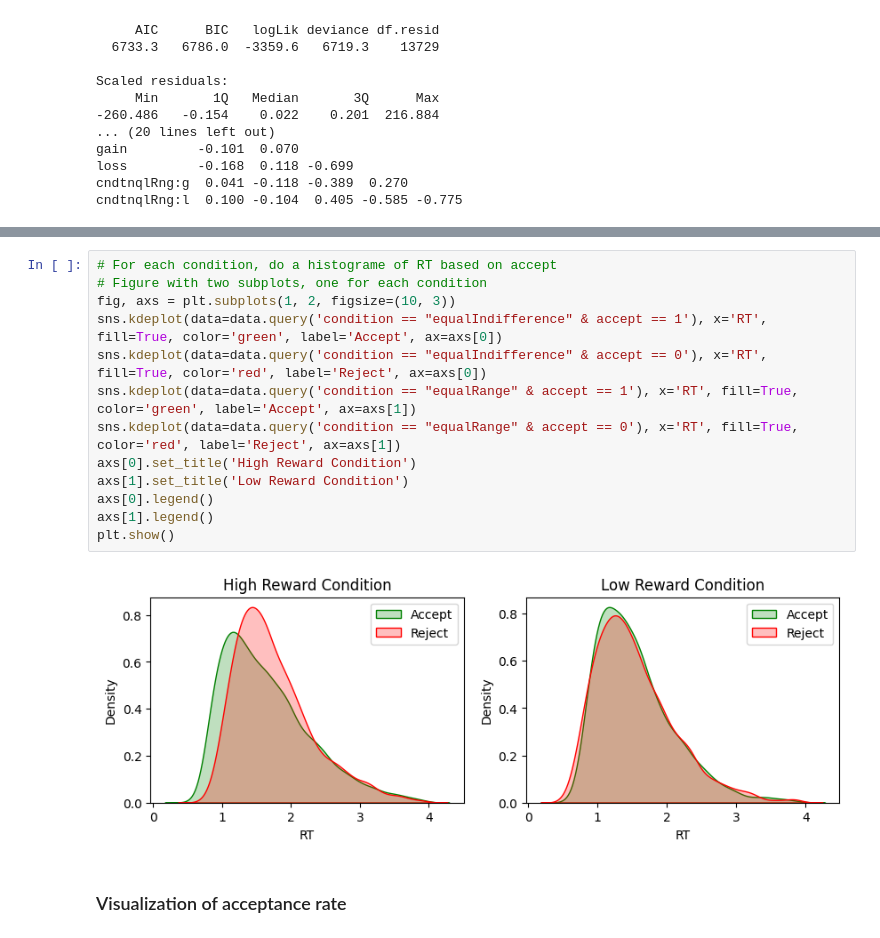
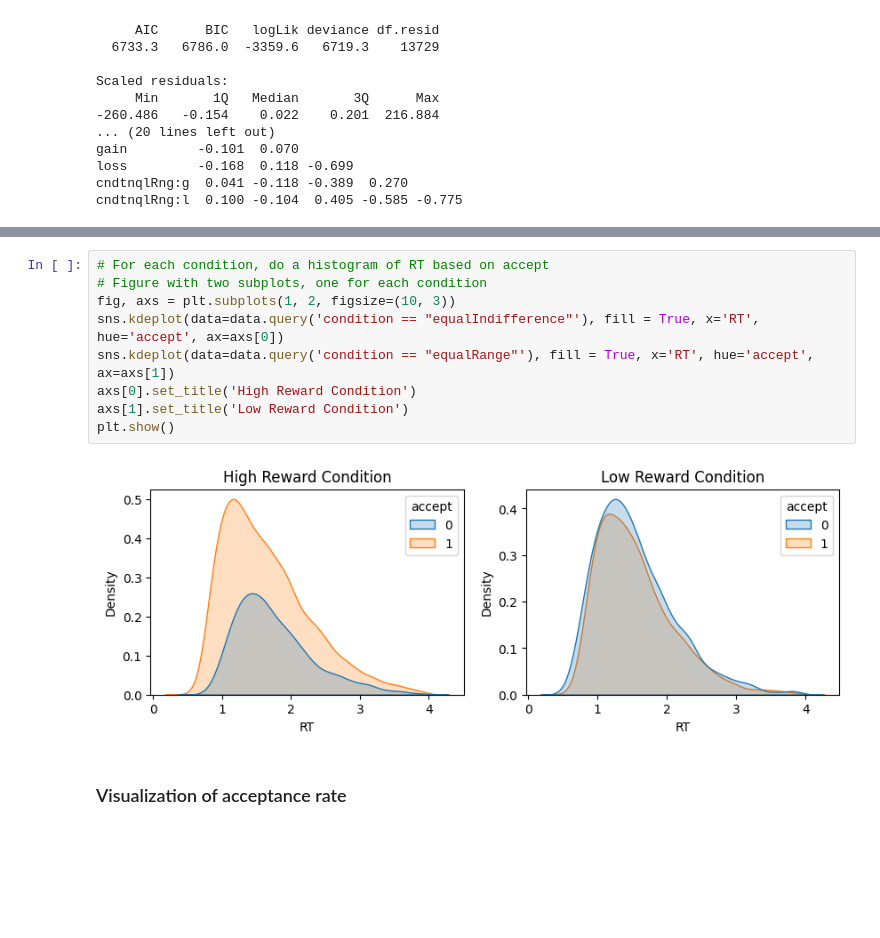
Before and after one commit to GusStgoReyes/riskyneuroarousal, a Jupyter notebook: notebooks/reproducible/1-behavior.ipynb, the cells around one changed output, grey strips where cells are left out. Cells and saved outputs as stored; diff of their text form; blank space fills up the shorter version.

```diff
--- a/notebooks/reproducible/1-behavior.ipynb
+++ b/notebooks/reproducible/1-behavior.ipynb
@@ -129,18 +201,14 @@ Finally, accept trials are slower than reject trials in the high reward conditio
 # %%
-# For each condition, do a histograme of RT based on accept
+# For each condition, do a histogram of RT based on accept
 # Figure with two subplots, one for each condition
 fig, axs = plt.subplots(1, 2, figsize=(10, 3))
-sns.kdeplot(data=data.query('condition == "equalIndifference" & accept == 1'), x='RT', fill=True, color='green', label='Accept', ax=axs[0])
-sns.kdeplot(data=data.query('condition == "equalIndifference" & accept == 0'), x='RT', fill=True, color='red', label='Reject', ax=axs[0])
-sns.kdeplot(data=data.query('condition == "equalRange" & accept == 1'), x='RT', fill=True, color='green', label='Accept', ax=axs[1])
-sns.kdeplot(data=data.query('condition == "equalRange" & accept == 0'), x='RT', fill=True, color='red', label='Reject', ax=axs[1])
+sns.kdeplot(data=data.query('condition == "equalIndifference"'), fill = True, x='RT', hue='accept', ax=axs[0])
+sns.kdeplot(data=data.query('condition == "equalRange"'), fill = True, x='RT', hue='accept', ax=axs[1])
 axs[0].set_title('High Reward Condition')
 axs[1].set_title('Low Reward Condition')
-axs[0].legend()
-axs[1].legend()
 plt.show()
 # %% [output]
-[figure, old version]
+[figure, new version]
 # %% [markdown]
 ### Visualization of acceptance rate
 # %%
```
Also changed, not shown: parts of 7 cells of this notebook, 8 other files.
